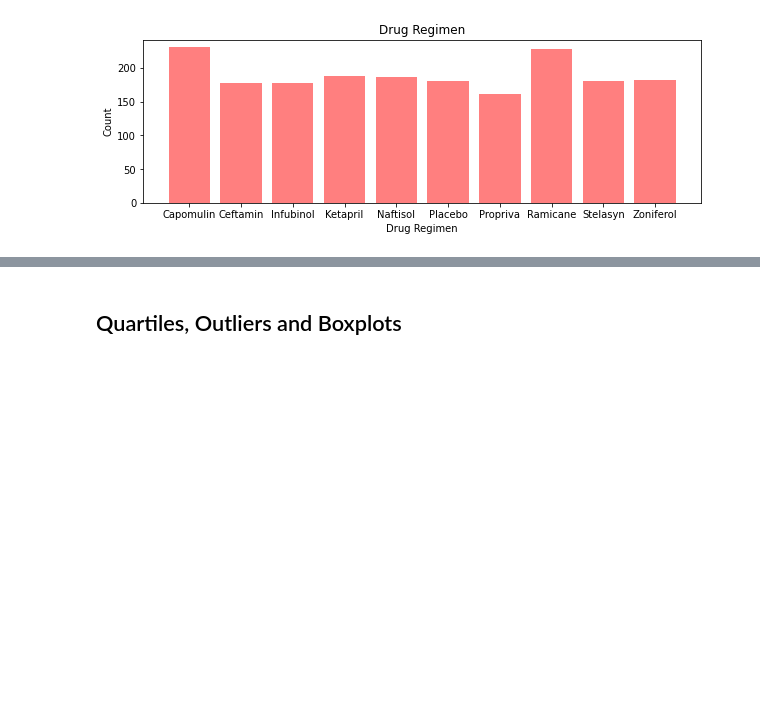
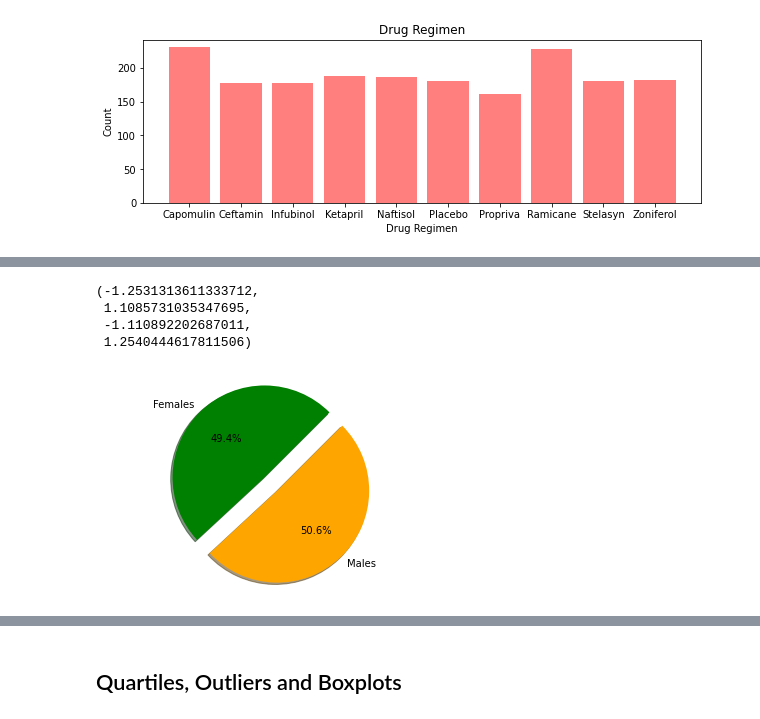
Before and after one commit to strongmachine/Matplotlib_Challenge, a Jupyter notebook: 05-Matplotlib/Instructions/Pymaceuticals/pymaceuticals_starter.ipynb, the cells around one changed output, grey strips where cells are left out. Drawn from its saved outputs; the diff is of its cells as text; code cells hidden in the pictures; blank space fills up the shorter version.

```diff
--- a/05-Matplotlib/Instructions/Pymaceuticals/pymaceuticals_starter.ipynb
+++ b/05-Matplotlib/Instructions/Pymaceuticals/pymaceuticals_starter.ipynb
@@ -216,0 +215,19 @@ Text(0, 0.5, '')
+# %%
+# Generate a pie plot showing the distribution of female versus male mice using pyplot
+#add the labels and details to chart
+
+gen_count = (merge_table_df.groupby(["Sex"])["Age_months"].count()).tolist()
+
+
+labels= ["Females", "Males"]
+colors= ["Green", "Orange"]
+explode= (0.2, 0)
+
+plt.pie(gen_count, explode = explode, labels= labels, colors = colors, autopct='%1.1f%%', shadow= True, startangle= 45)
+plt.axis("equal")
+# %% [output]
+(-1.2531313611333712,
+ 1.1085731035347695,
+ -1.110892202687011,
+ 1.2540444617811506)
+[figure, added]
```
Also changed, not shown: parts of 4 cells of this notebook.
